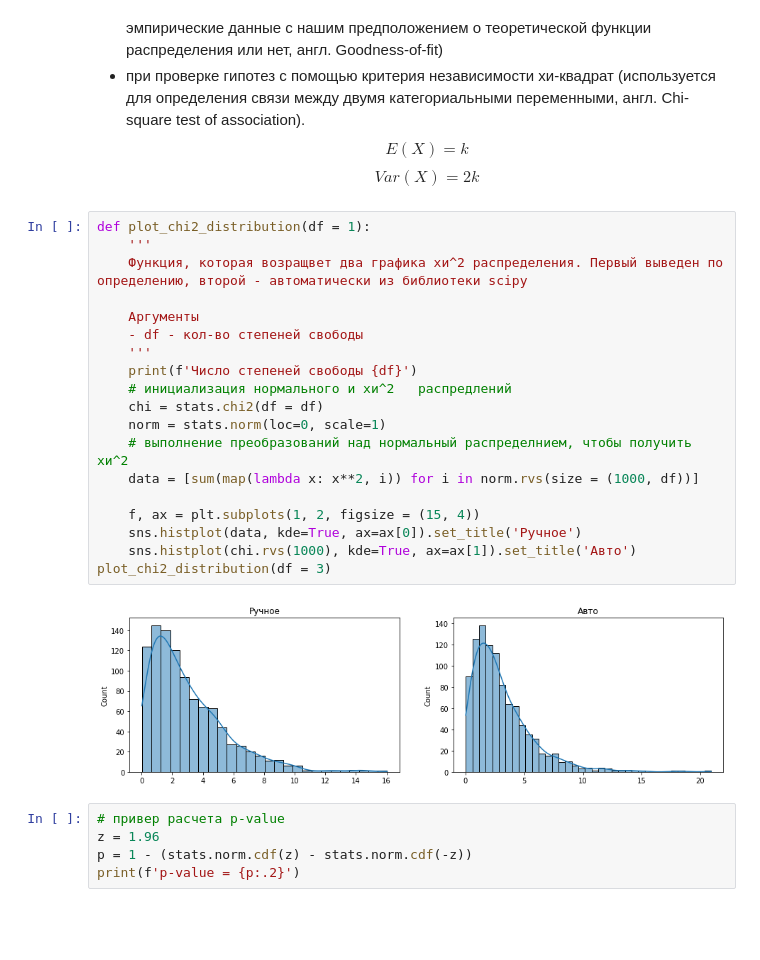
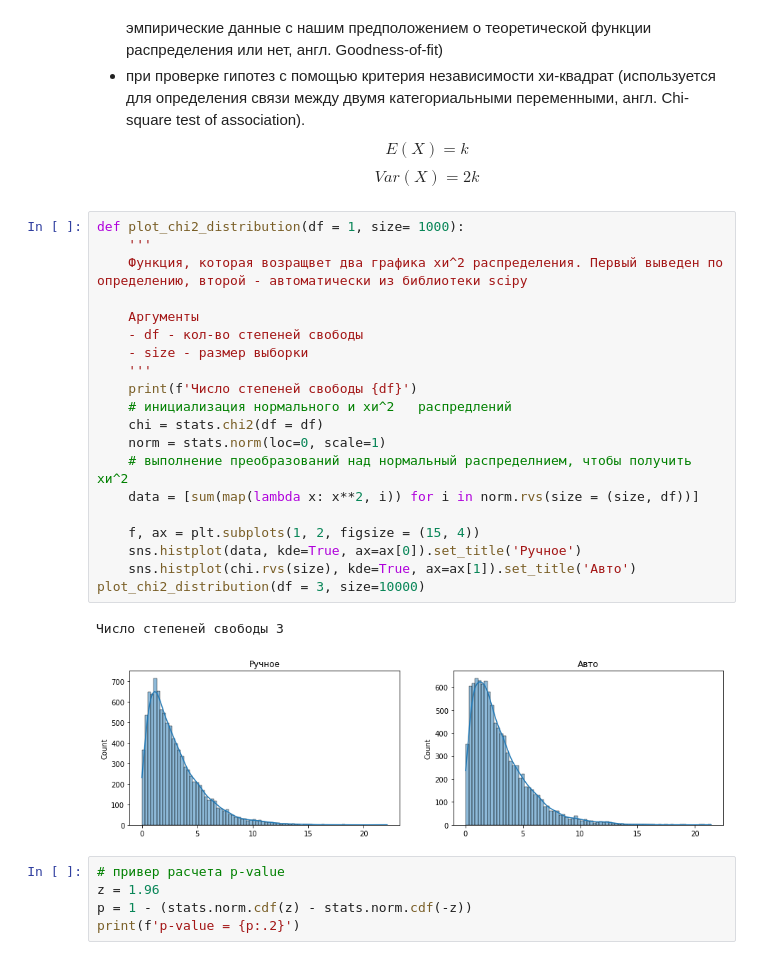
Before and after one commit to iboiarkin96/education_courses, a Jupyter notebook: Машинное обучение от статистики до нейросетей[ВШЭ]/Неделя 3/Конспект.ipynb, the cells around one changed output. Cells and saved outputs as stored; diff of their text form; blank space fills up the shorter version.

```diff
--- a/Машинное обучение от статистики до нейросетей[ВШЭ]/Неделя 3/Конспект.ipynb
+++ b/Машинное обучение от статистики до нейросетей[ВШЭ]/Неделя 3/Конспект.ipynb
@@ -87,26 +80,28 @@ __Если необходимо построить доверительный и
 $$E(X) = k$$
 $$Var(X) =2k$$
 # %%
-def plot_chi2_distribution(df = 1):
+def plot_chi2_distribution(df = 1, size= 1000):
     '''
     Функция, которая возращвет два графика хи^2 распределения. Первый выведен по определению, второй - автоматически из библиотеки scipy
 
     Аргументы
     - df - кол-во степеней свободы
+    - size - размер выборки
     '''
     print(f'Число степеней свободы {df}')
     # инициализация нормального и хи^2   распредлений
     chi = stats.chi2(df = df)
     norm = stats.norm(loc=0, scale=1)
     # выполнение преобразований над нормальный распределнием, чтобы получить хи^2
-    data = [sum(map(lambda x: x**2, i)) for i in norm.rvs(size = (1000, df))]
+    data = [sum(map(lambda x: x**2, i)) for i in norm.rvs(size = (size, df))]
 
     f, ax = plt.subplots(1, 2, figsize = (15, 4))
     sns.histplot(data, kde=True, ax=ax[0]).set_title('Ручное')
-    sns.histplot(chi.rvs(1000), kde=True, ax=ax[1]).set_title('Авто')
-plot_chi2_distribution(df = 3)
+    sns.histplot(chi.rvs(size), kde=True, ax=ax[1]).set_title('Авто')
+plot_chi2_distribution(df = 3, size=10000)
 # %% [output]
+Число степеней свободы 3
-[figure, old version]
+[figure, new version]
 # %%
 # привер расчета p-value
 z = 1.96
```
Also changed, not shown: parts of 48 cells of this notebook, 14 other files.
